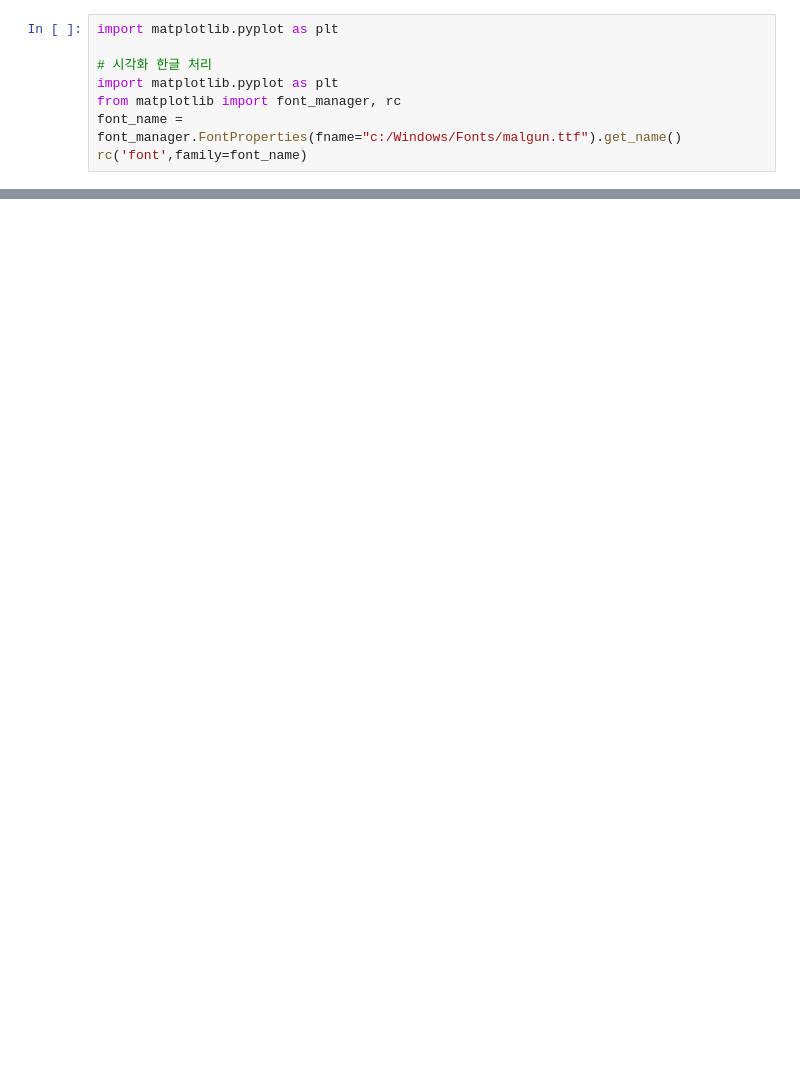
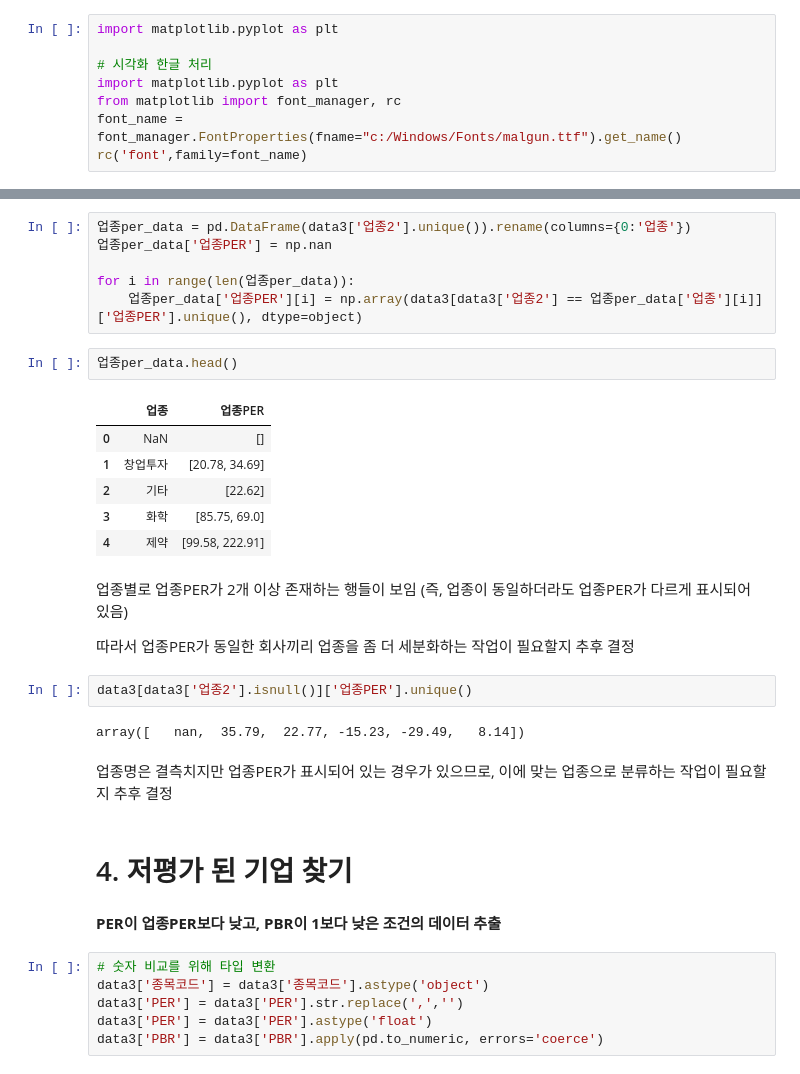
Before and after one commit to CSJ516/Investment_Portfolio_project, a Jupyter notebook: 02.업종별 EDA.ipynb, the cells around one changed output, grey strips where cells are left out. Drawn from its saved outputs; the diff is of its cells as text; blank space fills up the shorter version.

```diff
--- a/02.업종별 EDA.ipynb
+++ b/02.업종별 EDA.ipynb
@@ -170,3 +173,38 @@ plt.show()
+# %%
+업종per_data = pd.DataFrame(data3['업종2'].unique()).rename(columns={0:'업종'})
+업종per_data['업종PER'] = np.nan
+
+for i in range(len(업종per_data)):
+    업종per_data['업종PER'][i] = np.array(data3[data3['업종2'] == 업종per_data['업종'][i]]['업종PER'].unique(), dtype=object)
+# %%
+업종per_data.head()
+# %% [output]
+|  | 업종 | 업종PER |
+| 0 | NaN | [] |
+| 1 | 창업투자 | [20.78, 34.69] |
+| 2 | 기타 | [22.62] |
+| 3 | 화학 | [85.75, 69.0] |
+| 4 | 제약 | [99.58, 222.91] |
+# %% [markdown]
+업종별로 업종PER가 2개 이상 존재하는 행들이 보임 (즉, 업종이 동일하더라도 업종PER가 다르게 표시되어 있음)
+
+따라서 업종PER가 동일한 회사끼리 업종을 좀 더 세분화하는 작업이 필요할지 추후 결정
+# %%
+data3[data3['업종2'].isnull()]['업종PER'].unique()
+# %% [output]
+array([   nan,  35.79,  22.77, -15.23, -29.49,   8.14])
+# %% [markdown]
+업종명은 결측치지만 업종PER가 표시되어 있는 경우가 있으므로, 이에 맞는 업종으로 분류하는 작업이 필요할지 추후 결정
+# %% [markdown]
+# 4. 저평가 된 기업 찾기
+# %% [markdown]
+**PER이 업종PER보다 낮고, PBR이 1보다 낮은 조건의 데이터 추출**
+# %%
+# 숫자 비교를 위해 타입 변환
+data3['종목코드'] = data3['종목코드'].astype('object')
+data3['PER'] = data3['PER'].str.replace(',','')
+data3['PER'] = data3['PER'].astype('float')
+data3['PBR'] = data3['PBR'].apply(pd.to_numeric, errors='coerce')
 # %%
 data3.info()
 # %% [output]
```
Also changed, not shown: parts of 13 cells of this notebook, 2 other files.
